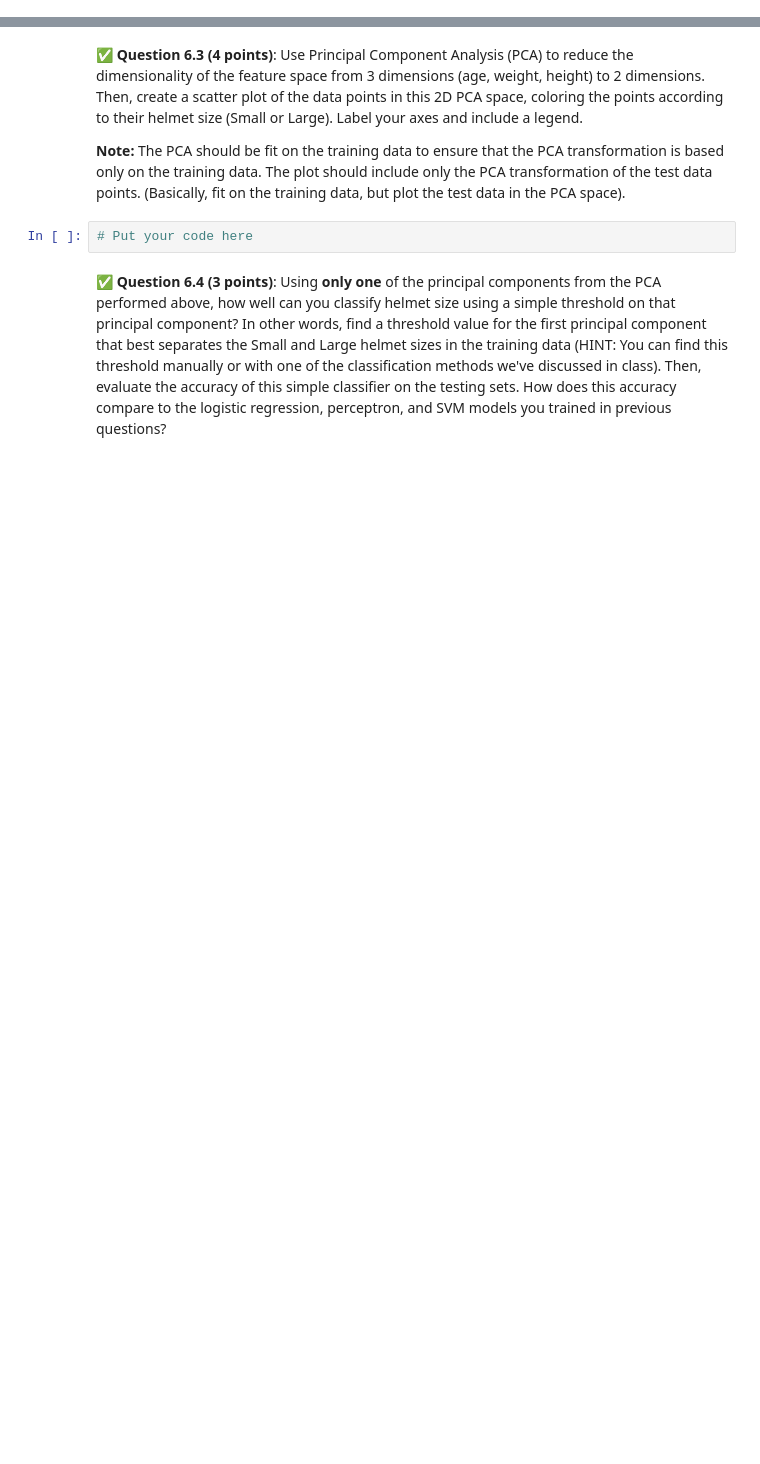
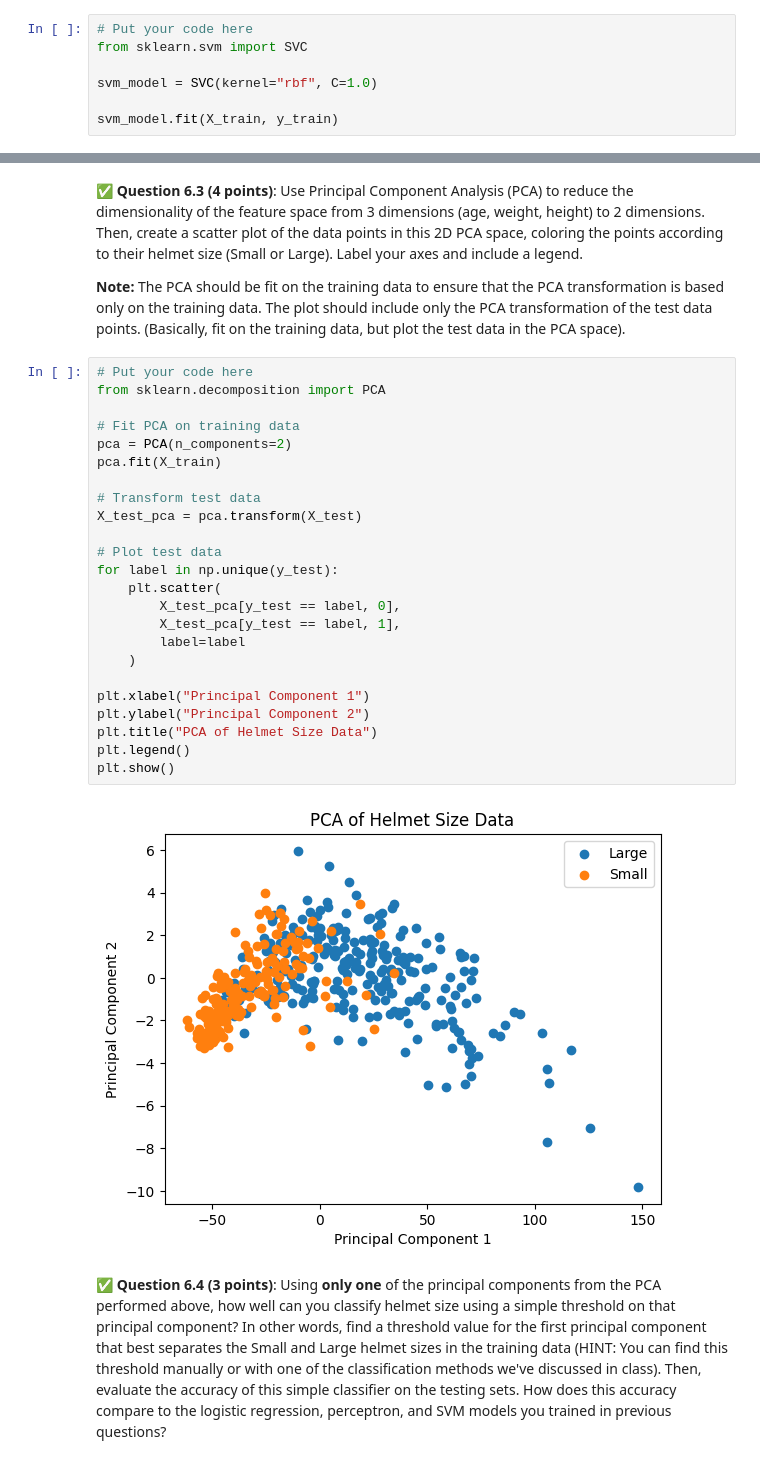
Before and after one commit to btavarezg/CMSE-202, a Jupyter notebook: hw-04/HW-04_RegressionClassification-STUDENT.ipynb, the cells around one changed output, grey strips where cells are left out. Saved outputs shown, nothing was run; the diff lists cells and outputs as text; blank space fills up the shorter version.

```diff
--- a/hw-04/HW-04_RegressionClassification-STUDENT.ipynb
+++ b/hw-04/HW-04_RegressionClassification-STUDENT.ipynb
@@ -568,0 +567,7 @@ Some notes:
+# %%
+# Put your code here
+from sklearn.svm import SVC
+
+svm_model = SVC(kernel="rbf", C=1.0)
+
+svm_model.fit(X_train, y_train)
@@ -574,7 +596,31 @@ Some notes:
 &#9989;  **Question 6.3 (4 points)**: Use Principal Component Analysis (PCA) to reduce the dimensionality of the feature space from 3 dimensions (age, weight, height) to 2 dimensions. Then, create a scatter plot of the data points in this 2D PCA space, coloring the points according to their helmet size (Small or Large). Label your axes and include a legend.
 
 **Note:** The PCA should be fit on the training data to ensure that the PCA transformation is based only on the training data.  The plot should include only the PCA transformation of the test data points.  (Basically, fit on the training data, but plot the test data in the PCA space).
-# %%
-# Put your code here
+# %%
+# Put your code here
+from sklearn.decomposition import PCA
+
+# Fit PCA on training data
+pca = PCA(n_components=2)
+pca.fit(X_train)
+
+# Transform test data
+X_test_pca = pca.transform(X_test)
+
+# Plot test data
+for label in np.unique(y_test):
+    plt.scatter(
+        X_test_pca[y_test == label, 0],
+        X_test_pca[y_test == label, 1],
+        label=label
+    )
+
+plt.xlabel("Principal Component 1")
+plt.ylabel("Principal Component 2")
+plt.title("PCA of Helmet Size Data")
+plt.legend()
+plt.show()
+# %% [output]
+[figure, added]
 # %% [markdown]
 &#9989;  **Question 6.4 (3 points)**: Using **only one** of the principal components from the PCA performed above, how well can you classify helmet size using a simple threshold on that principal component?  In other words, find a threshold value for the first principal component that best separates the Small and Large helmet sizes in the training data (HINT: You can find this threshold manually or with one of the classification methods we've discussed in class). Then, evaluate the accuracy of this simple classifier on the testing sets.   How does this accuracy compare to the logistic regression, perceptron, and SVM models you trained in previous questions?
```
Also changed, not shown: parts of 8 cells of this notebook.
